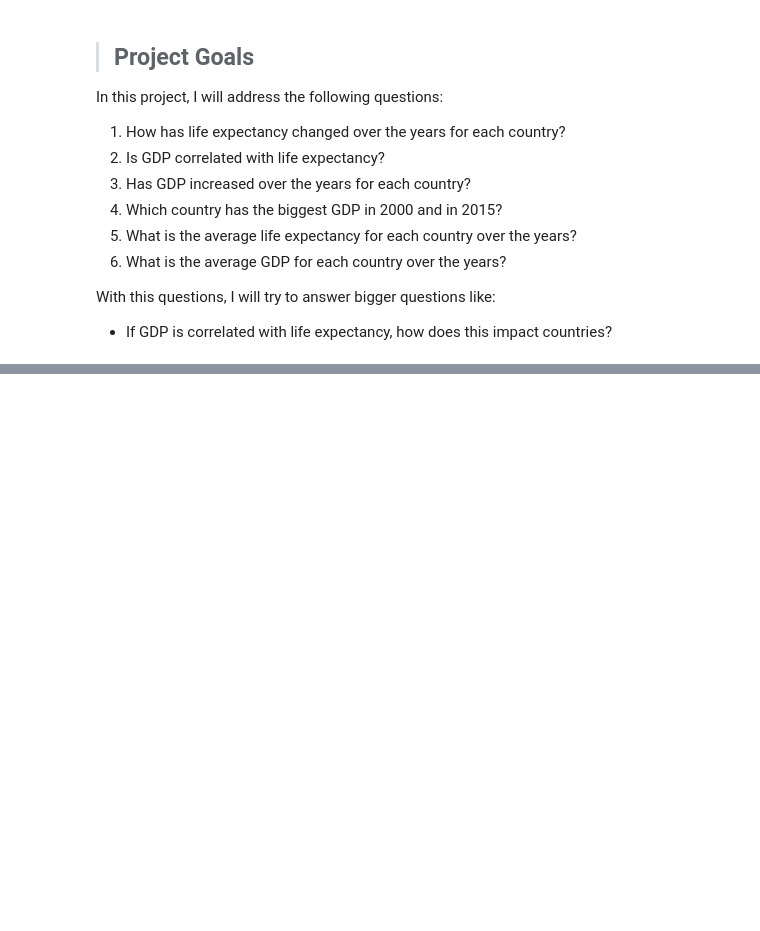
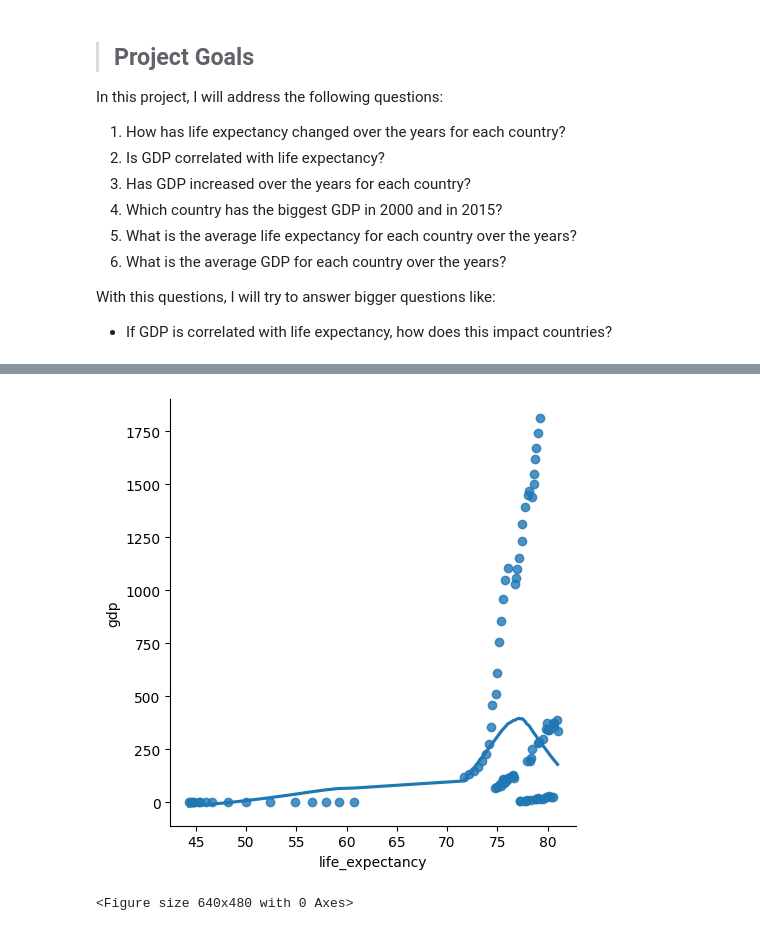
Before and after one commit to aboytech/Life_Expectancy_and_GDP_Starter, a Jupyter notebook: Life-Expectancy-and-GDP-Starter/life_expectancy_gdp.ipynb, the cells around one changed output, grey strips where cells are left out. Saved outputs shown, nothing was run; the diff lists cells and outputs as text; code cells hidden in the pictures; blank space fills up the shorter version.

```diff
--- a/Life-Expectancy-and-GDP-Starter/life_expectancy_gdp.ipynb
+++ b/Life-Expectancy-and-GDP-Starter/life_expectancy_gdp.ipynb
@@ -91,0 +172,7 @@ With this questions, I will try to answer bigger questions like:
+# %%
+sns.lmplot(data = df, x = 'life_expectancy', y = 'gdp', lowess = True)
+plt.show()
+plt.clf()
+# %% [output]
+[figure, added]
+<Figure size 640x480 with 0 Axes>
```
Also changed, not shown: parts of 5 cells of this notebook.
